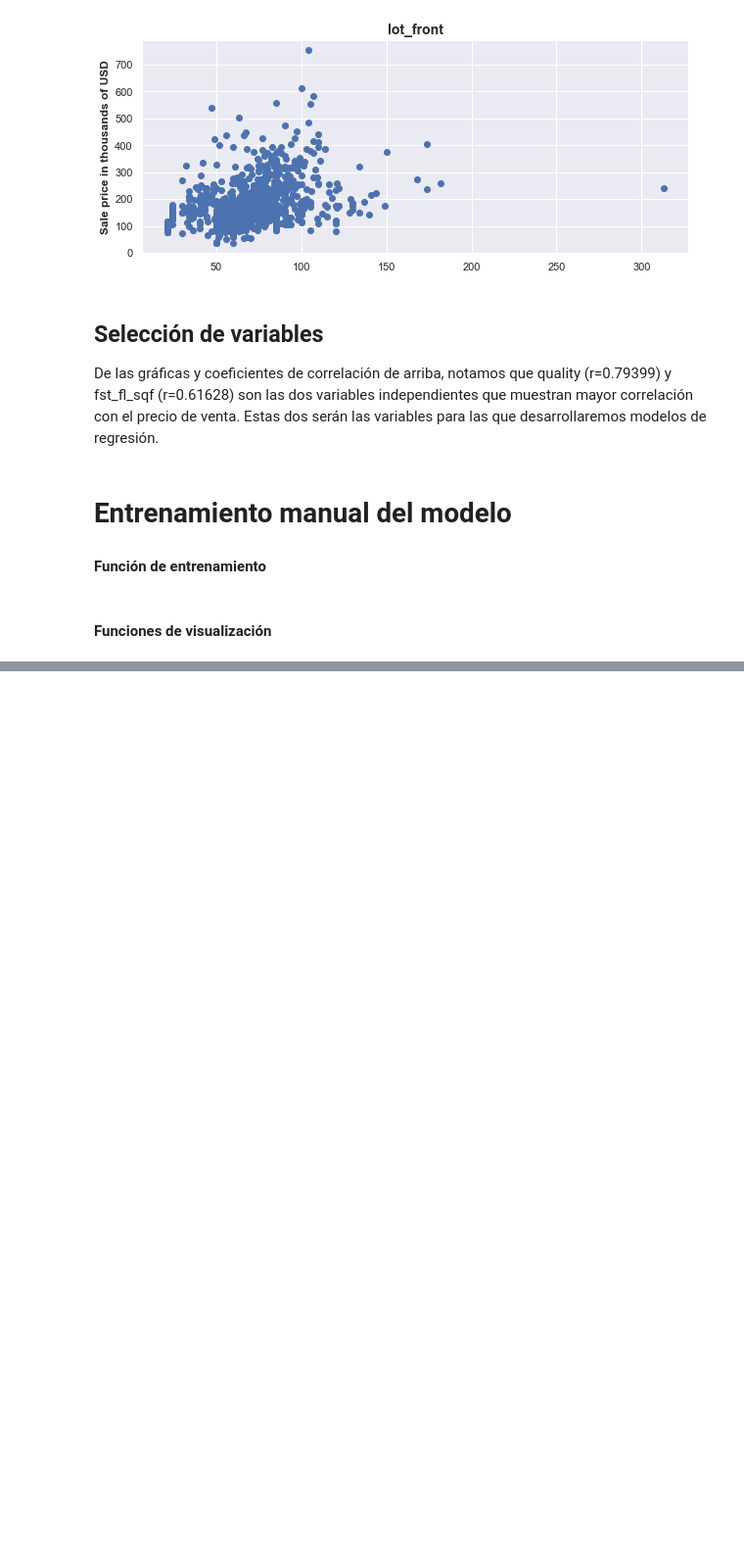
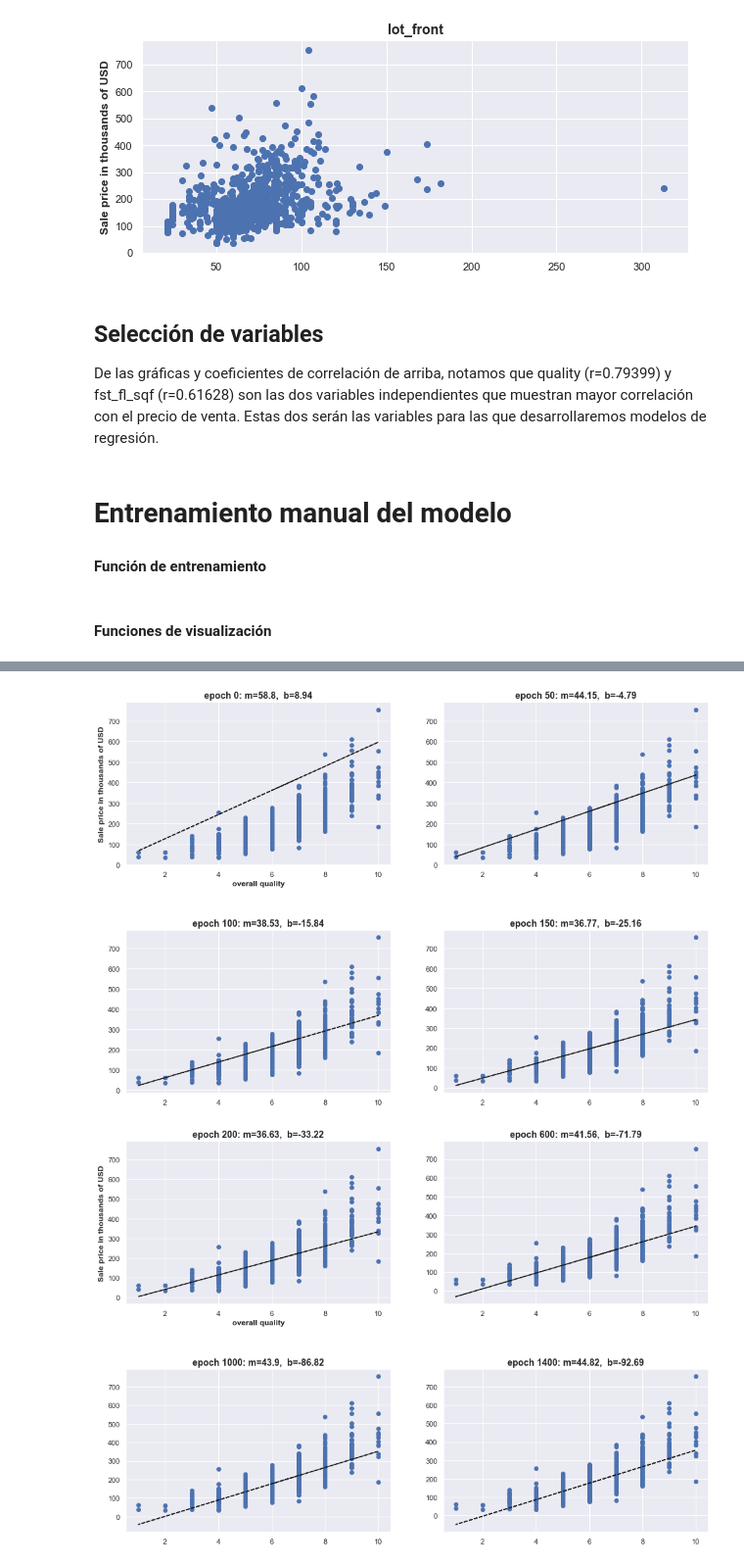
Before and after one commit to gallowstree/DS-Python-Project, a Jupyter notebook: main.ipynb, the cells around one changed output, grey strips where cells are left out. Shown at 98% size. Cells and saved outputs as stored; diff of their text form; code cells hidden in the pictures; blank space fills up the shorter version.

```diff
--- a/main.ipynb
+++ b/main.ipynb
@@ -141,7 +140,7 @@ def plot_error(error_data, ax=None):
     x = range(0, len(error_data))
     return ax.plot(x, error_data)
 
-def plot_model_progress(model_data, x, y, n, x_label=''):
+def plot_model_progress(model_data, x, y, n, x_label='', epoch_offset=0):
     num_plots = len(model_data) // n
     cols = 2
     rows = math.ceil(num_plots / cols)
@@ -162,7 +161,7 @@ def plot_model_progress(model_data, x, y, n, x_label=''):
         current_ax.plot(x, y_hat, 'k--')
 
         # text
-        title = 'epoch ' + str(epoch) + ': m=' + str(round(m, 2)) + ' b=' + str(round(b,2))
+        title = 'epoch ' + str(epoch + epoch_offset) + ': m=' + str(round(m, 2)) + ',  b=' + str(round(b,2))
         current_ax.set_title(title, weight='demi').set_fontsize(14)
         if i == 0:
             current_ax.set_ylabel("Sale price in thousands of USD", weight='semibold')
@@ -197,0 +226,2 @@ epoch: 999 error: 1927.7352060007693
+# %%
+quality_model, quality_errors = train(quality, sale_price, 2000, 300, 0.0495)
@@ -197,0 +237,7 @@ epoch: 999 error: 1927.7352060007693
+# %%
+# el progreso es más notable en las primeras iteraciones
+plot_model_progress(quality_model[:200], quality, sale_price, 50, 'overall quality')
+plot_model_progress(quality_model[200:], quality, sale_price, 400, 'overall quality', epoch_offset=200)
+# %% [output]
+[figure, added]
+[figure, added]
```
Also changed, not shown: parts of 14 cells of this notebook.
